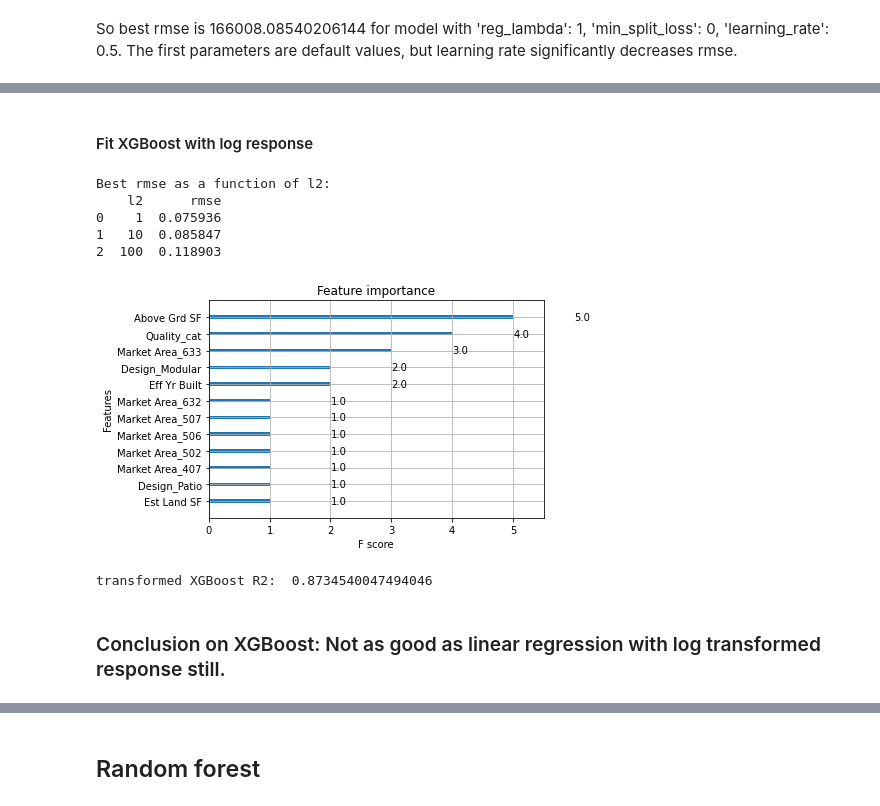
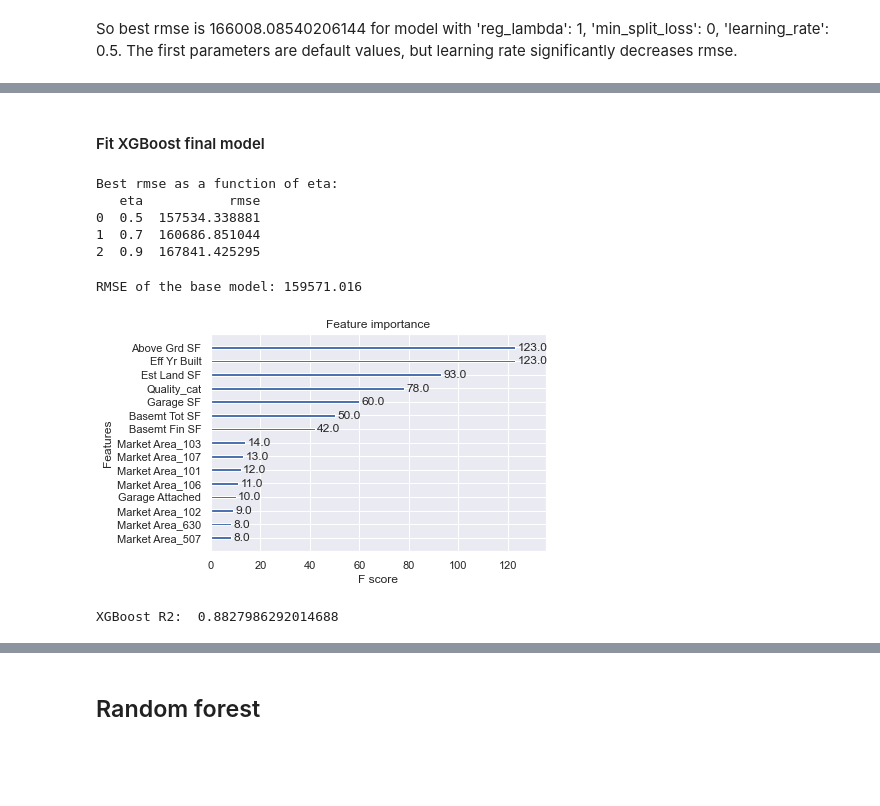
Before and after one commit to rowedata/Capstone1, a Jupyter notebook: Modeling.ipynb, the cells around one changed output, grey strips where cells are left out. Drawn from its saved outputs; the diff is of its cells as text; code cells hidden in the pictures; blank space fills up the shorter version.

```diff
--- a/Modeling.ipynb
+++ b/Modeling.ipynb
@@ -636,7 +514,6 @@ Standard deviation R^2:  0.007838852214960092
 # %% [markdown]
 ### Refit the model with stats models to get the summary output
 # %%
-X_train_const = sm.add_constant(features)
-X_train, X_test, y_train, y_test = train_test_split(X_train_const, Y, test_size = 0.25, train_size = 0.75)
+X_train_const = sm.add_constant(X_train)
 transformer = FunctionTransformer(np.log10)
 y_train_log  = transformer.transform(y_train)
@@ -798,10 +633,13 @@ No artists with labels found to put in legend.  Note that artists whose label st
 # %% [markdown]
-#### Fit XGBoost with log response
+#### Fit XGBoost final model
 # %%
 # Create the DMatrix: housing_dmatrix
-housing_dmatrix = xgb.DMatrix(data=features, label=y_log)
 
-reg_params = [1, 10, 100]
+dtrain_reg = xgb.DMatrix(X_train, y_train, enable_categorical=True)
+
+dtest_reg = xgb.DMatrix(X_test, y_test, enable_categorical=True)
+
+reg_params = [0.5, 0.7, 0.9]
 
 # Create the initial parameter dictionary for varying l2 strength: params
 params = {"objective":"reg:squarederror","max_depth":6}
@@ -813,35 +651,46 @@ rmses_l2 = []
 for reg in reg_params:
 
     # Update l2 strength
-    params["alpha"] = reg
+    params["eta"] = reg
 
     # Pass this updated param dictionary into cv
-    cv_results = xgb.cv(dtrain=housing_dmatrix, params=params, nfold=6, num_boost_round=15, metrics="rmse", as_pandas=True, seed=123,early_stopping_rounds = 10)
+    cv_results = xgb.cv(dtrain=dtrain_reg, params=params, nfold=6, num_boost_round=15, metrics="rmse", as_pandas=True, seed=123,early_stopping_rounds = 10)
 
     # Append best rmse (final round) to rmses_l2
     rmses_l2.append(cv_results["test-rmse-mean"].tail(1).values[0])
 
 # Look at best rmse per l2 param
-print("Best rmse as a function of l2:")
-print(pd.DataFrame(list(zip(reg_params, rmses_l2)), columns=["l2", "rmse"]))
+print("Best rmse as a function of eta:")
+print(pd.DataFrame(list(zip(reg_params, rmses_l2)), columns=["eta", "rmse"]))
 # %% [output]
-Best rmse as a function of l2:
-    l2      rmse
-0    1  0.075936
-1   10  0.085847
-2  100  0.118903
+Best rmse as a function of eta:
+   eta           rmse
+0  0.5  157534.338881
+1  0.7  160686.851044
+2  0.9  167841.425295
 # %%
+params = {"objective":"reg:squarederror","max_depth":6, "eta":0.5}
+model = xgb.train(
+   params=params,
+   dtrain=dtrain_reg,
+   num_boost_round=15,
+)
+
+preds = model.predict(dtest_reg)
+rmse = mean_squared_error(y_test, preds, squared=False)
+
+print(f"RMSE of the base model: {rmse:.3f}")
+
 xg_reg = xgb.train(params=params, dtrain=housing_dmatrix, num_boost_round=10)
 
 # Plot the feature importances
-xgb.plot_importance(xg_reg)
+xgb.plot_importance(model,max_num_features=15)
 plt.show()
 # %% [output]
+RMSE of the base model: 159571.016
-[figure, old version]
+[figure, new version]
 # %%
-R2 = 1- ((0.075936**2)*len(y_log))/ (np.sum((y_log- np.mean(y_log))**2))
-print('transformed XGBoost R2: ', R2)
+R2 = 1- ((159571.016**2)*len(y_test))/ (np.sum((y_test -np.mean(y_test))**2))
+print('XGBoost R2: ', R2)
 # %% [output]
-transformed XGBoost R2:  0.8734540047494046
+XGBoost R2:  0.8827986292014688
-# %% [markdown]
-### Conclusion on XGBoost: Not as good as linear regression with log transformed response still.
```
Also changed, not shown: parts of 79 cells of this notebook.
